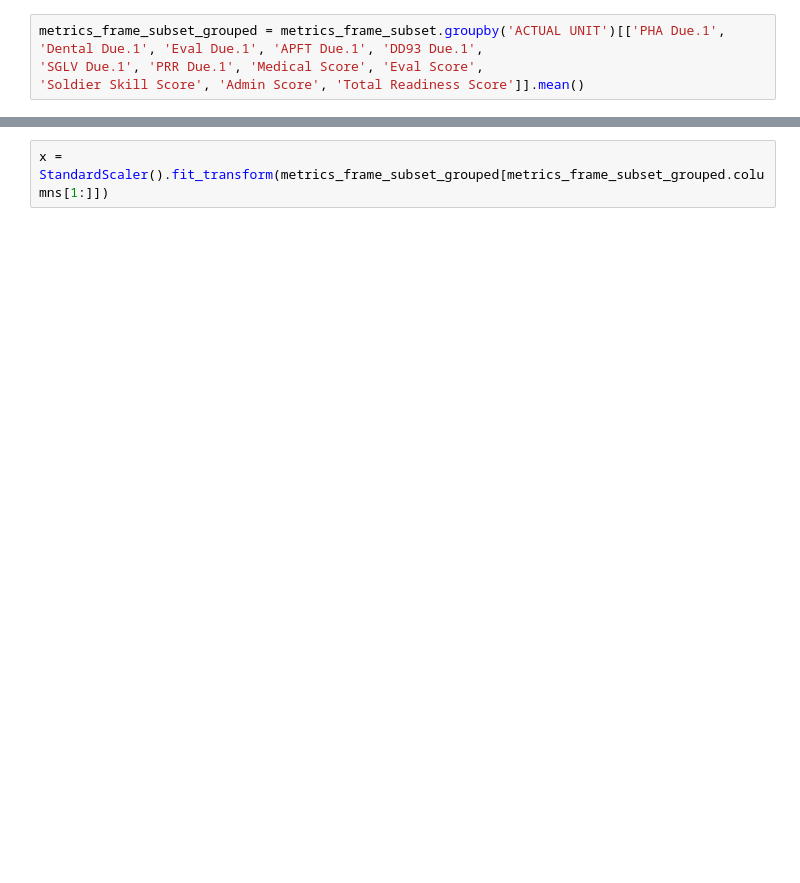
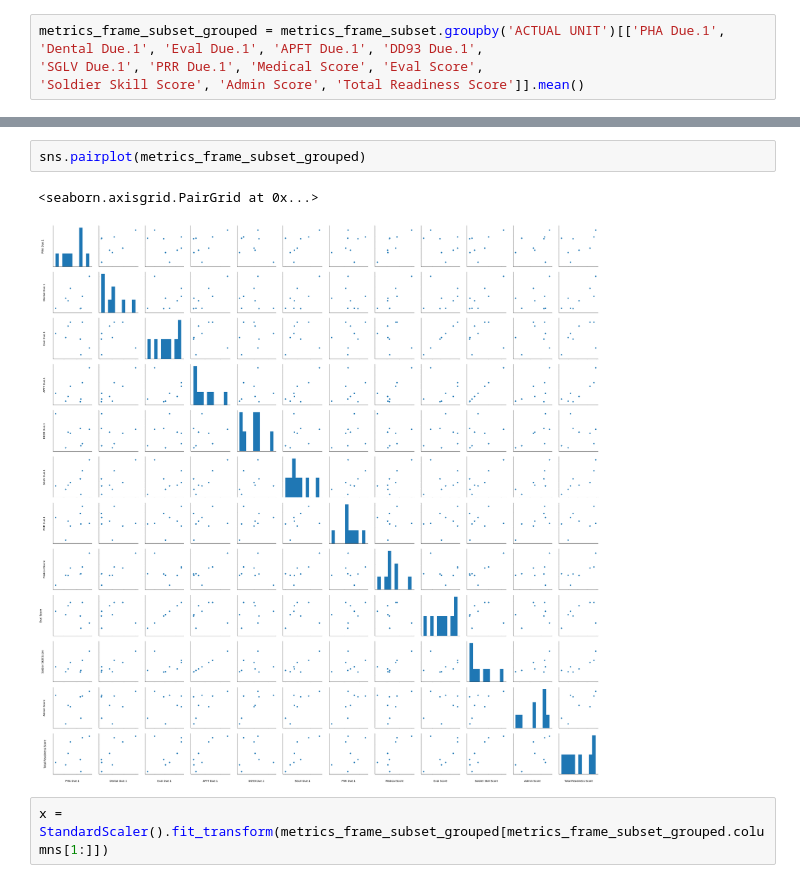
Before and after one commit to sstarr1879/readiness_score, a Jupyter notebook: multicomparison.ipynb, the cells around one changed output, grey strips where cells are left out. Drawn from its saved outputs; the diff is of its cells as text; blank space fills up the shorter version.

```diff
--- a/multicomparison.ipynb
+++ b/multicomparison.ipynb
@@ -381,6 +383,11 @@ corr.style.background_gradient(cmap='coolwarm')
 | Soldier Skill Score | 0.497148 | 0.864513 | 0.0423849 | 1 | 0.163001 | 0.867186 | 0.219068 | 0.819384 | ... |
 | Admin Score | 0.259266 | 0.270566 | 0.206331 | 0.606668 | 0.686058 | 0.762136 | 0.744966 | 0.312573 | ... |
 | Total Readiness Score | 0.435815 | 0.81077 | 0.467081 | 0.857007 | 0.0842246 | 0.851153 | 0.348253 | 0.751972 | ... |
+# %%
+sns.pairplot(metrics_frame_subset_grouped)
+# %% [output]
+<seaborn.axisgrid.PairGrid at 0x...>
+[figure, added]
 # %%
 x = StandardScaler().fit_transform(metrics_frame_subset_grouped[metrics_frame_subset_grouped.columns[1:]])
 # %%
```
Also changed, not shown: parts of 6 cells of this notebook.
